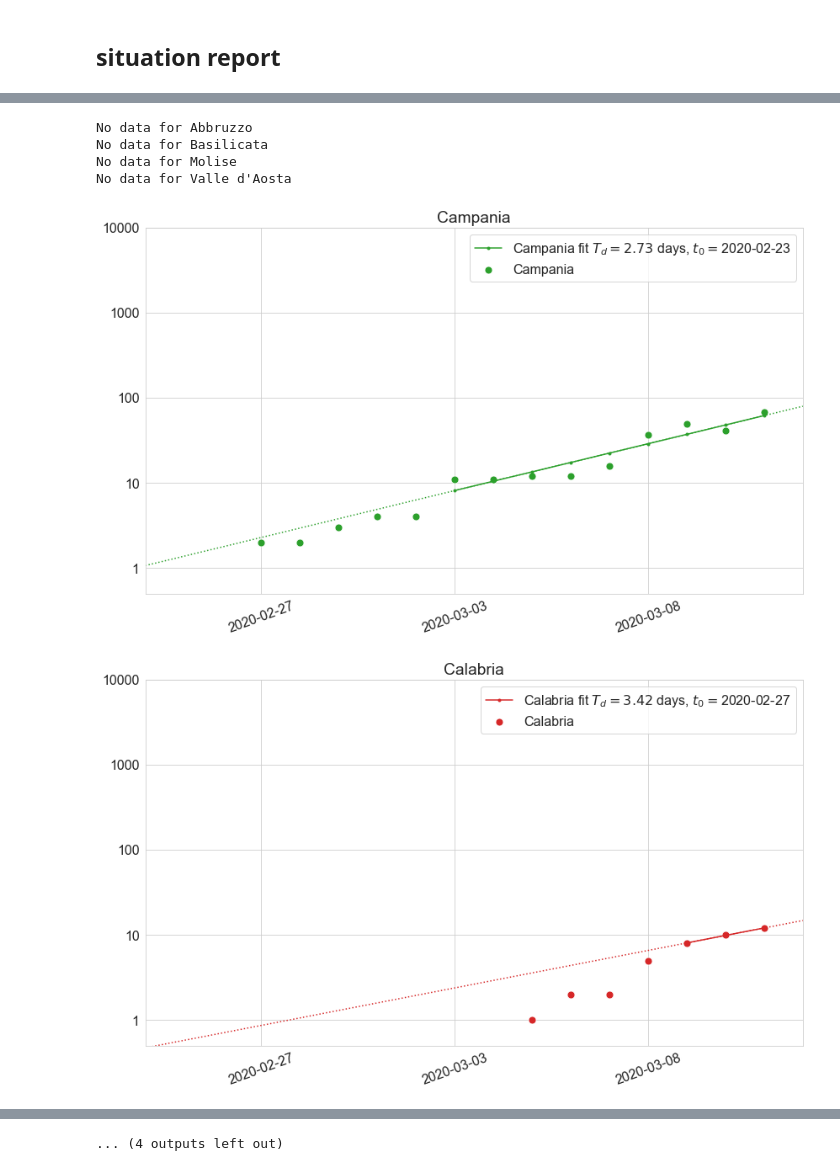
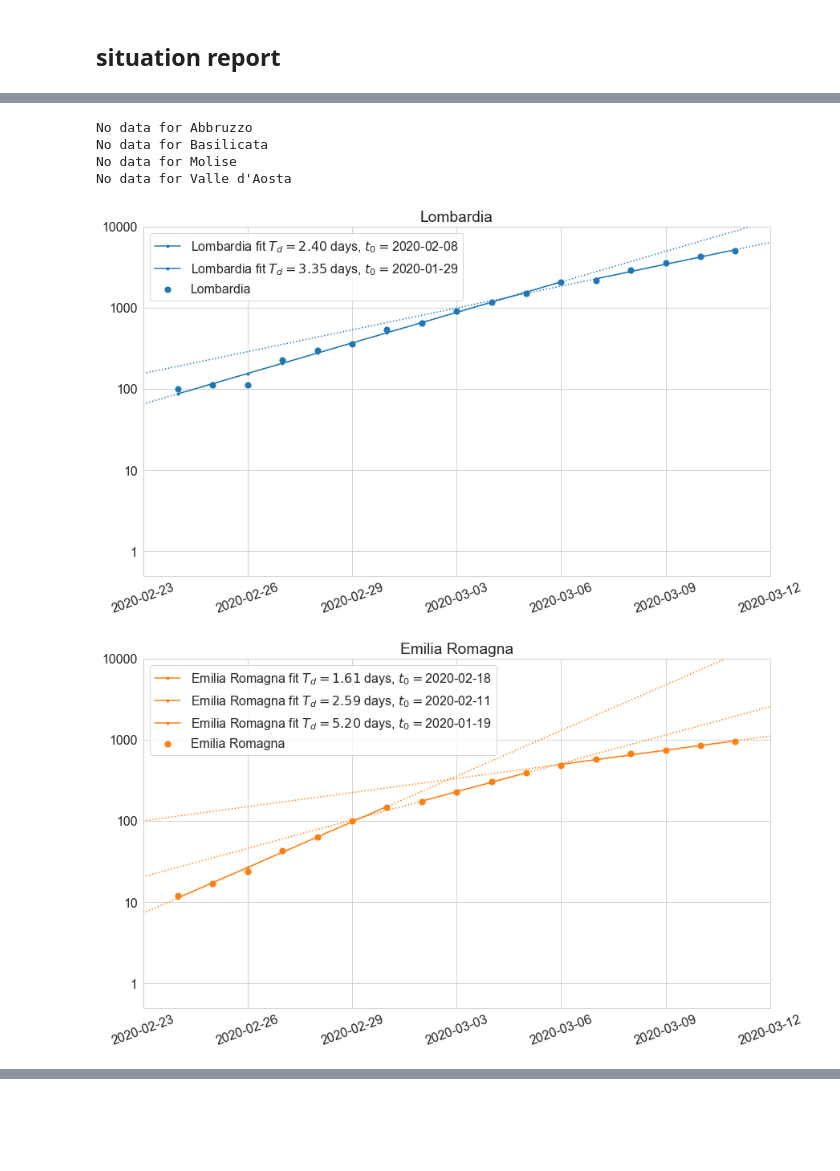
Before and after one commit to alexamici/covid-19-notebooks, a Jupyter notebook: notebooks/italy-regions-situation-report.ipynb, the cells around one changed output, grey strips where cells are left out. Drawn from its saved outputs; the diff is of its cells as text; code cells hidden in the pictures; blank space fills up the shorter version.

```diff
--- a/notebooks/italy-regions-situation-report.ipynb
+++ b/notebooks/italy-regions-situation-report.ipynb
@@ -55,38 +65,40 @@ START_FIT = None
 CHANGE_FIT_1 = np.datetime64('2020-03-06')
 STOP_FIT = None
 
-EXTRAPOLTATE = ('2020-02-24', '2020-03-12')
+EXTRAPOLTATE = ('2020-02-23', '2020-03-12')
 
 REGIONS_FIT_PARAMS = {
-    'Abbruzzo': {},
-    'Basilicata': {},
+    'Lombardia': {},
+    'Emilia Romagna': {
+        'exponential_fits': [(None, '2020-03-01'), ('2020-03-02', '2020-03-05'), ('2020-03-06', None)]
+    },
+    'Veneto': {},
+    'Piemonte': {
+        'exponential_fits': [(None, '2020-03-08'), ('2020-03-08', None)]
+    },
+    'Marche': {
+        'exponential_fits': [(None, '2020-03-05'), ('2020-03-06', None)]
+    },
+    'Toscana': {
+        'exponential_fits': [(None, '2020-03-08'), ('2020-03-08', None)]
+    },
+    'Liguria': {
+        'exponential_fits': [('2020-03-04', None)]
+    },
+    'Lazio':  {},
     'Campania': {
         'exponential_fits': [(None, None)]
     },
+    'Puglia': {},
+    'Abbruzzo': {},
+    'Basilicata': {},
     'Calabria': {},
-    'Emilia Romagna': {
-        'exponential_fits': [(None, '2020-03-01'), ('2020-03-02', '2020-03-05'), ('2020-03-06', None)]
-    },
     'Friuli Venezia Giulia': {},
-    'Lazio':  {}, #{'start': np.datetime64('2020-03-03')},
-    'Liguria': {},
-    'Lombardia': {},
-    'Marche': {
-        'exponential_fits': [(None, '2020-03-05'), ('2020-03-06', None)]
-    },
     'Molise': {},
-    'Piemonte': {
-        'exponential_fits': [(None, '2020-03-08'), ('2020-03-08', None)]
-    },
-    'Puglia': {},
     'Sardegna': {},
     'Sicilia': {},
-    'Toscana': {
-        'exponential_fits': [(None, '2020-03-08'), ('2020-03-08', None)]
-    },
     'Umbria': {},
     "Valle d'Aosta": {},
-    'Veneto': {},
 }
 
 DELAY = 12 * DAY
@@ -121,24 +133,24 @@ skipping: Valle d'Aosta 2020-03-07T00:00:00 None
 # %%
 for region, color in zip(REGIONS_FIT_PARAMS, PALETTE):
     for kind in ['totale_ricoverati']:
         if len(fits[region, kind]) == 0:
             print('No data for', region)
             continue
         _, ax = plt.subplots(subplot_kw={'yscale': 'log', 'ylim': (0.5, 10000)})
         select = (data_italy_regions['denominazione_regione'] == region)
         try:
             for fit in fits[region, kind]:
                 covid19.plot.plot_fit(ax, fit, label=region, extrapolate=EXTRAPOLTATE, color=color)
-            covid19.plot.plot_data(ax, data_italy_regions[select][kind], label=region, color=color, date_interval=5)
+            covid19.plot.plot_data(ax, data_italy_regions[select][kind], label=region, color=color, date_interval=3)
             ax.set_title(region)
         except:
             pass
 
 #_ = ax.set(title=r'COVID-19 "severe" cases in Italy. Fit is $f(t) = 2 ^ \frac{t - t_0}{T_d}$, with $T_d$ doubling time and $t_0$ reference date')
 # %% [output]
 No data for Abbruzzo
 No data for Basilicata
 No data for Molise
 No data for Valle d'Aosta
-[figure, old version]
+[figure, new version]
-[figure, old version]
+[figure, new version]
@@ -154 +159,0 @@ No data for Valle d'Aosta
-... (4 outputs left out)
```
Also changed, not shown: parts of 4 cells of this notebook, 1 other file.
